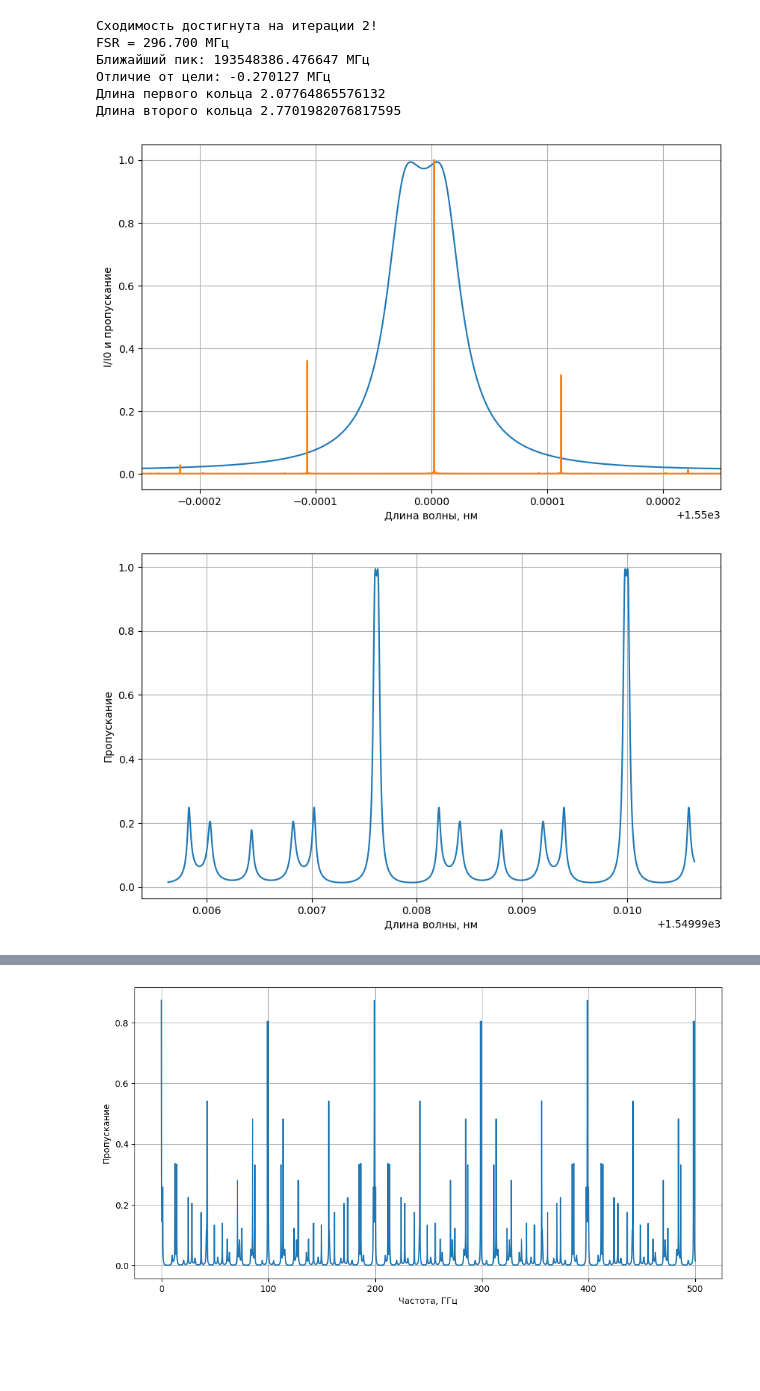
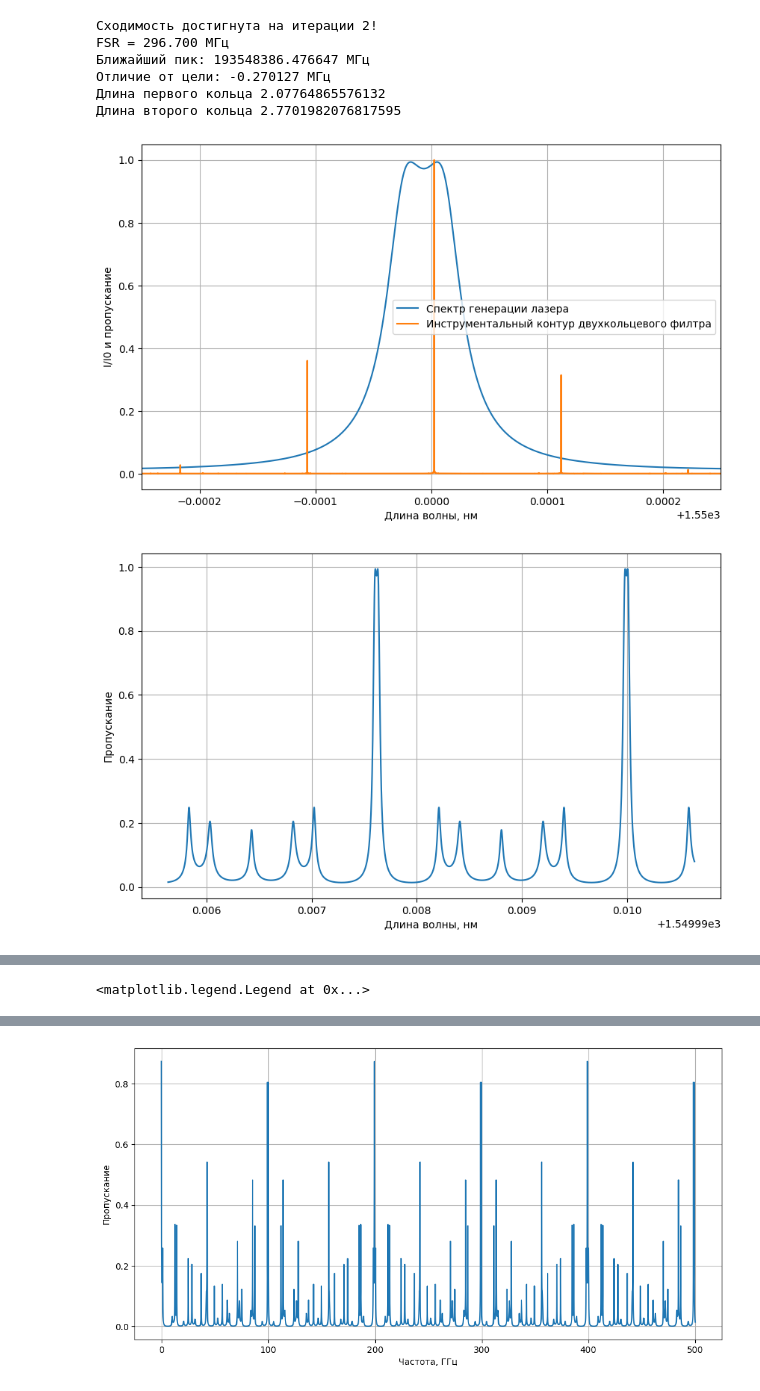
Before and after one commit to Orange-spearow/Finally_praktika, a Jupyter notebook: ПодборВолоконногоФильтра8сем.ipynb, the cells around one changed output, grey strips where cells are left out. Saved outputs shown, nothing was run; the diff lists cells and outputs as text; code cells hidden in the pictures; blank space fills up the shorter version.

```diff
--- a/ПодборВолоконногоФильтра8сем.ipynb
+++ b/ПодборВолоконногоФильтра8сем.ipynb
@@ -231,35 +234,39 @@ def T_filter_first(freq):
         result.append(value)
     return np.array(result)
 T_values = np.abs(T_filter_first(freq))
 lambdasus = c/freq/(1e-9)
 plt.figure(figsize = (10,6))
-plt.plot(lambdasus, T_values)
+plt.plot(lambdasus, T_values, label = 'Спектр генерации лазера')
+plt.legend()
 plt.xlim([h/(1e-9)- 2.5e-4 , h/(1e-9) + 2.5e-4])
-plt.plot(lambdasus, np.abs(fft_signal_norm))
+plt.plot(lambdasus, np.abs(fft_signal_norm), label = 'Инструментальный контур двухкольцевого филтра')
+plt.legend()
 plt.xlabel('Длина волны, нм')
 plt.ylabel('I/I0 и пропускание')
 plt.grid()
 plt.figure(figsize = (10,6))
 plt.plot(lambdasus, T_values)
 plt.xlabel('Длина волны, нм')
 plt.ylabel('Пропускание')
 plt.grid()
 plt.figure(figsize = (10,6))
 plt.plot(lambdasus, np.abs(fft_signal_norm))
 plt.xlabel('Длина волны, нм')
 plt.ylabel('Пропускание')
 plt.xlabel('Длина волны, нм')
 plt.ylabel('I/I0')
 plt.grid(True)
 plt.tight_layout()
 plt.show()
+plt.legend()
 # %% [output]
 Сходимость достигнута на итерации 2!
 FSR = 296.700 МГц
 Ближайший пик: 193548386.476647 МГц
 Отличие от цели: -0.270127 МГц
 Длина первого кольца 2.07764865576132
 Длина второго кольца 2.7701982076817595
-[figure, old version]
+[figure, new version]
 [figure]
 [figure]
+<matplotlib.legend.Legend at 0x...>
```
Also changed, not shown: parts of 2 cells of this notebook, 2 other files.
